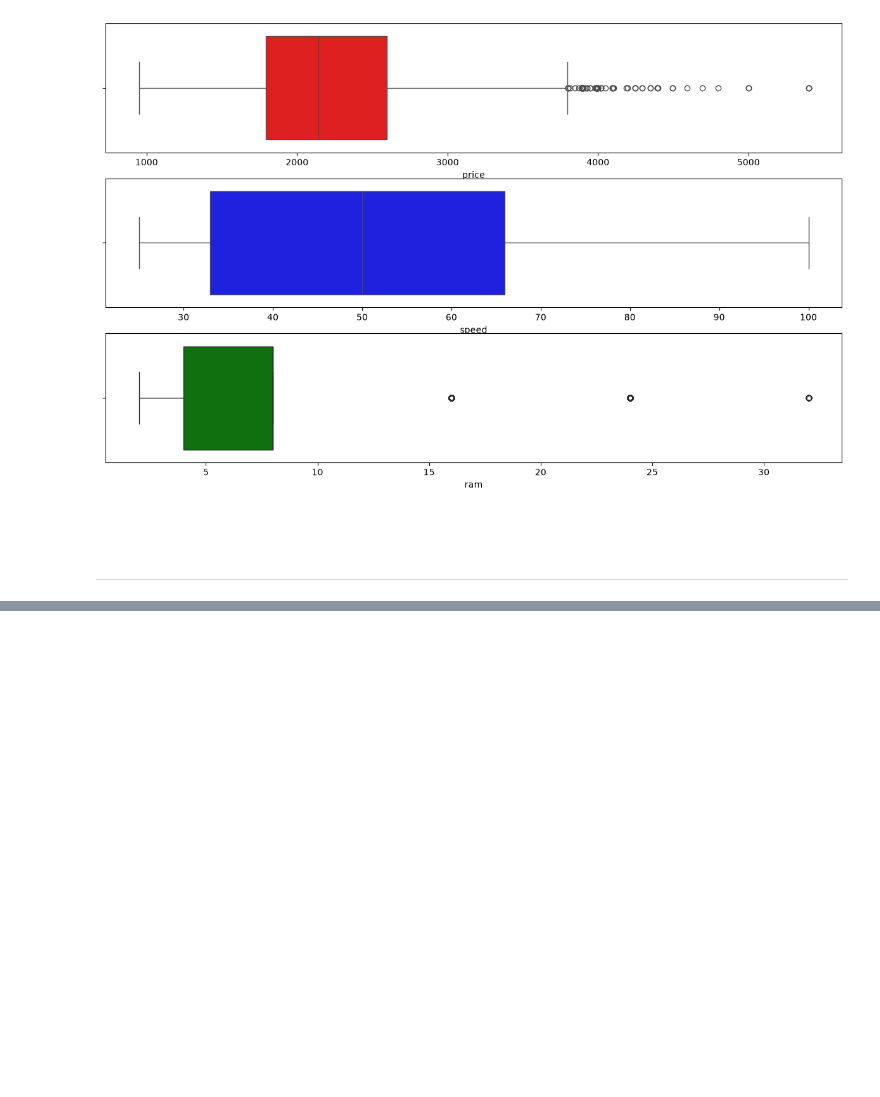
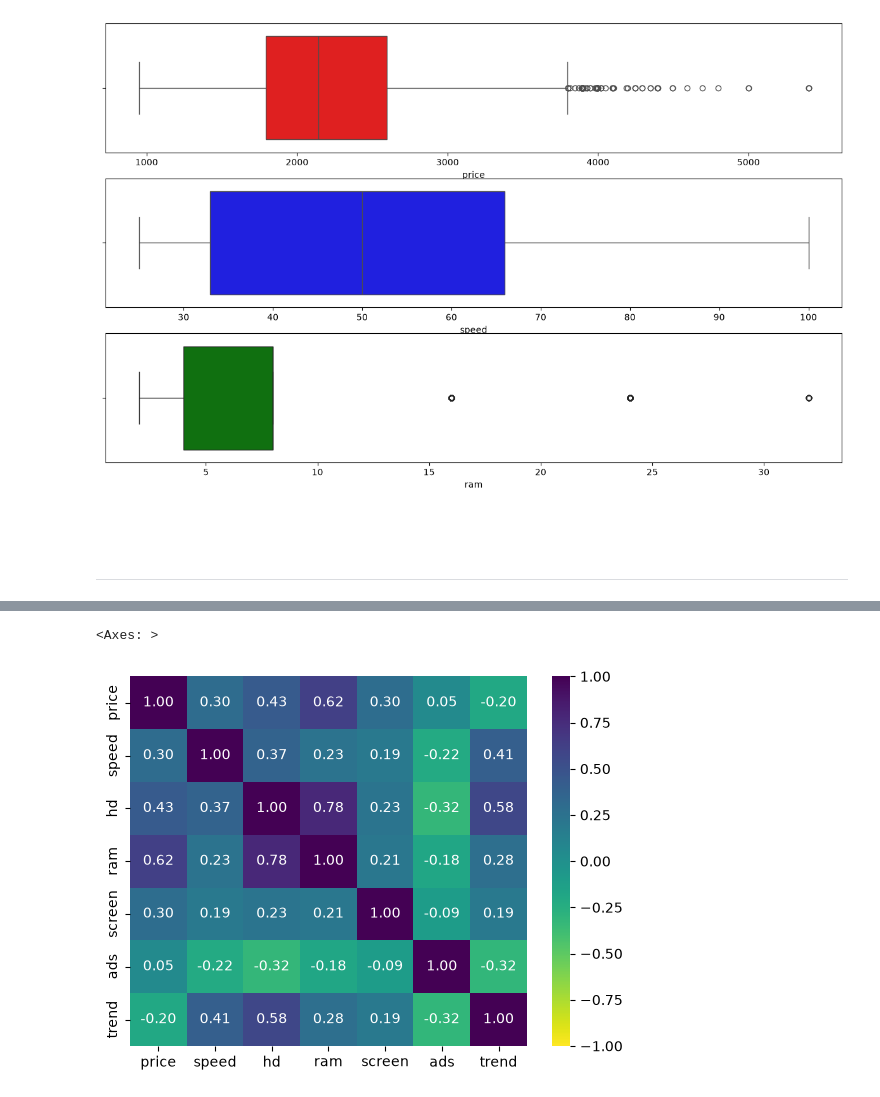
Before and after one commit to MiltonValleL/regression-and-forecasting, a Jupyter notebook: assignments/01_EDA_assignments.ipynb, the cells around one changed output, grey strips where cells are left out. Drawn from its saved outputs; the diff is of its cells as text; code cells hidden in the pictures; blank space fills up the shorter version.

Commit message:
heatmap, pairplots and lmplots assignment

```diff
--- a/assignments/01_EDA_assignments.ipynb
+++ b/assignments/01_EDA_assignments.ipynb
@@ -122,0 +134,3 @@ for col, c, ax in zip(columns, color, ax.flat):
+# %%
+proj_corr = computers.corr(numeric_only=True)
+proj_corr
@@ -122,0 +146,9 @@ for col, c, ax in zip(columns, color, ax.flat):
+# %%
+sns.heatmap(data=proj_corr,
+            annot=True,
+            fmt='.2f',
+            cmap='viridis_r',
+            vmin=-1, vmax=1)
+# %% [output]
+<Axes: >
+[figure, added]
```
Also changed, not shown: parts of 13 cells of this notebook.
